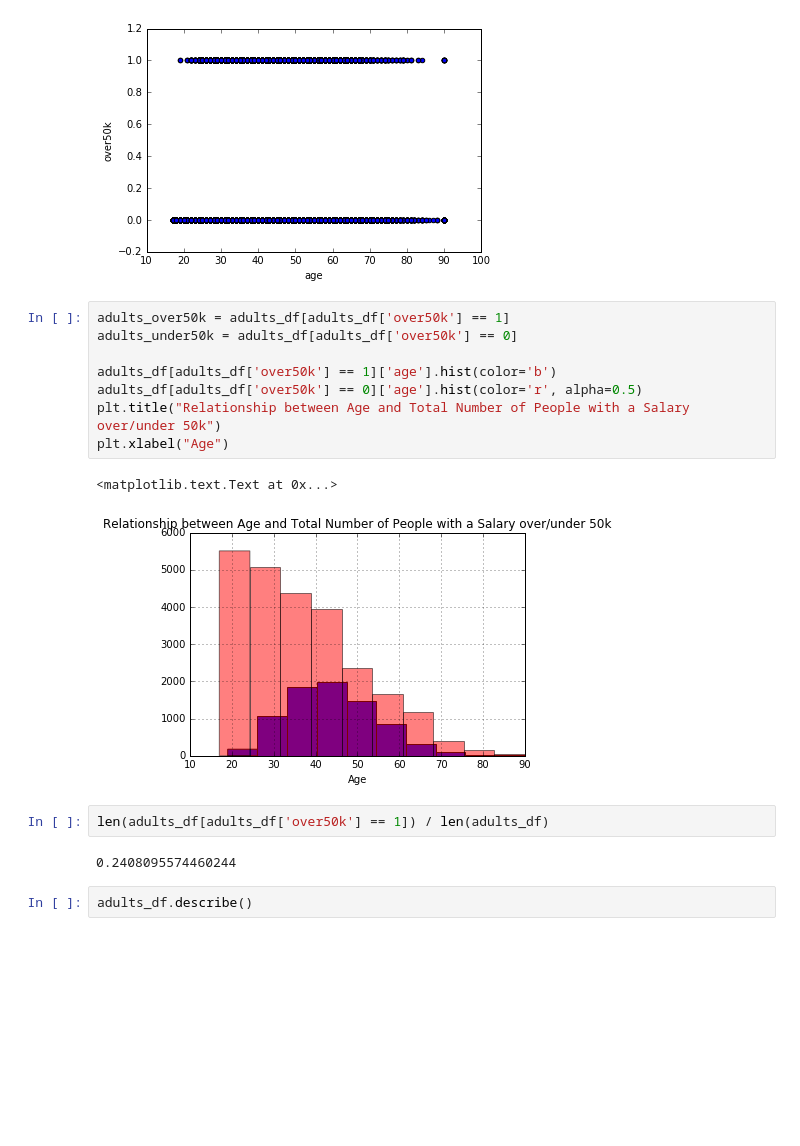
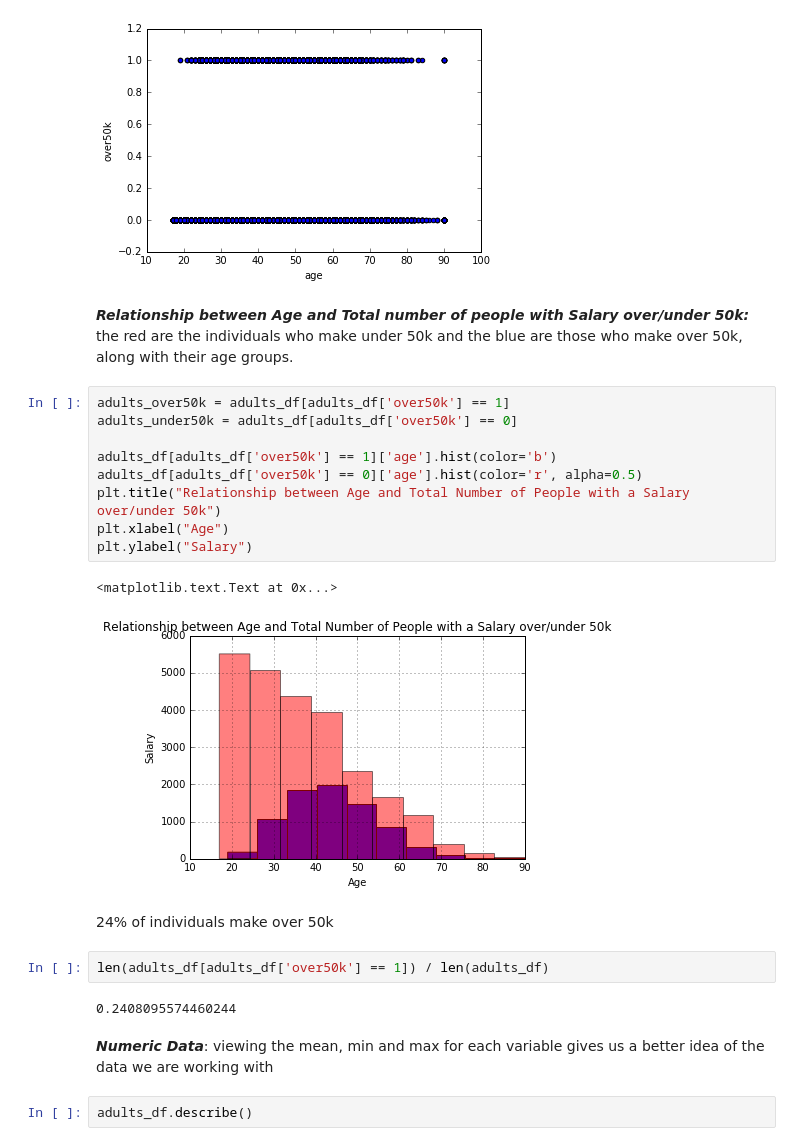
Before and after one commit to SoleilSunshine/Portfolio, a Jupyter notebook: AdultIncome-LogisticReg.ipynb, the cells around one changed output. Saved outputs shown, nothing was run; the diff lists cells and outputs as text; blank space fills up the shorter version.

```diff
--- a/AdultIncome-LogisticReg.ipynb
+++ b/AdultIncome-LogisticReg.ipynb
@@ -52,21 +464,28 @@ adults_df.plot(kind='scatter',x='age', y='over50k')
 # %% [output]
 <matplotlib.axes._subplots.AxesSubplot at 0x...>
 [figure]
+# %% [markdown]
+***Relationship between Age and Total number of people with Salary over/under 50k:*** the red are the individuals who make under 50k and the blue are those who make over 50k, along with their age groups.
 # %%
 adults_over50k = adults_df[adults_df['over50k'] == 1]
 adults_under50k = adults_df[adults_df['over50k'] == 0]
 
 adults_df[adults_df['over50k'] == 1]['age'].hist(color='b')
 adults_df[adults_df['over50k'] == 0]['age'].hist(color='r', alpha=0.5)
 plt.title("Relationship between Age and Total Number of People with a Salary over/under 50k")
 plt.xlabel("Age")
+plt.ylabel("Salary")
 # %% [output]
 <matplotlib.text.Text at 0x...>
-[figure, old version]
+[figure, new version]
+# %% [markdown]
+24% of individuals make over 50k
 # %%
 len(adults_df[adults_df['over50k'] == 1]) / len(adults_df)
 # %% [output]
 0.2408095574460244
+# %% [markdown]
+***Numeric Data***: viewing the mean, min and max for each variable gives us a better idea of the data we are working with
 # %%
 adults_df.describe()
 # %% [output]
```
Also changed, not shown: parts of 71 cells of this notebook.
